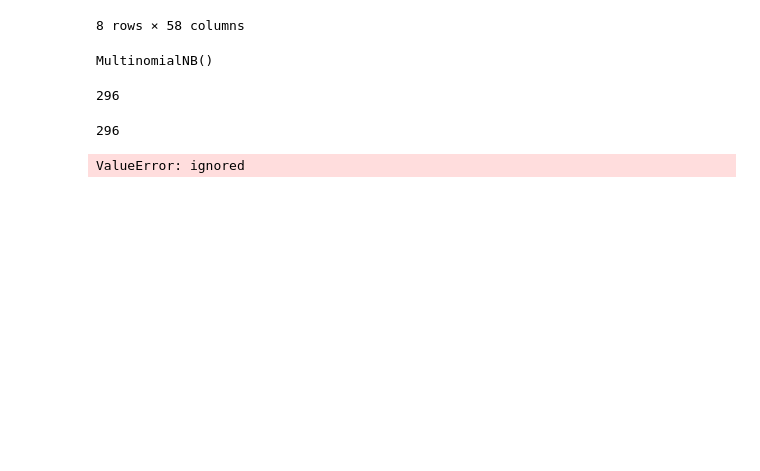
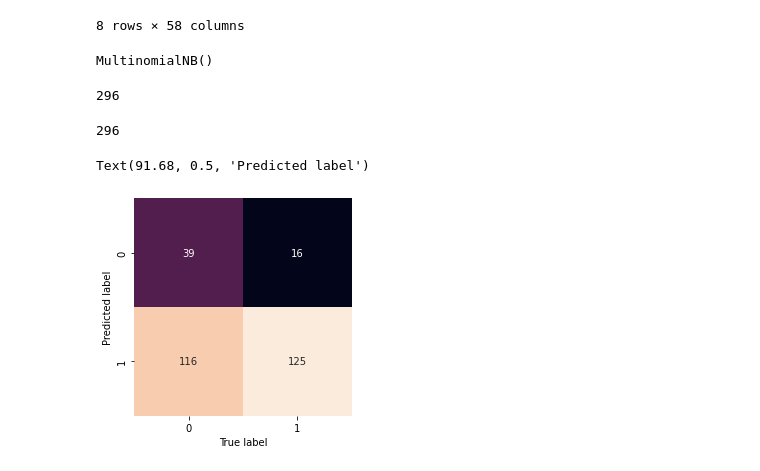
Before and after one commit to nipun1992/Restaurant-Review-Sentiment-Analysis, a Jupyter notebook: NLP Assignment Problem Statement 50 - Restaurant Review.ipynb, the cells around one changed output. Drawn from its saved outputs; the diff is of its cells as text; code cells hidden in the pictures; blank space fills up the shorter version.

Commit message:
Predicted using Multinomial Naive Bayes model. Plotted confusion matrix

```diff
--- a/NLP Assignment Problem Statement 50 - Restaurant Review.ipynb
+++ b/NLP Assignment Problem Statement 50 - Restaurant Review.ipynb
@@ -711,6 +705,11 @@ len(df_test1.Target)
 # %% [output]
 296
 # %%
-mat1 = confusion_matrix(df_test1.Target, labels)
+mat1 = confusion_matrix(df_test1.Target, labels1)
-# %% [output]
-ValueError: ignored
+# %%
+sns.heatmap(mat1.T, square=True, annot=True, fmt='d', cbar=False)
+plt.xlabel('True label')
+plt.ylabel('Predicted label')
+# %% [output]
+Text(91.68, 0.5, 'Predicted label')
+[figure, added]
```
Also changed, not shown: parts of 7 cells of this notebook.
